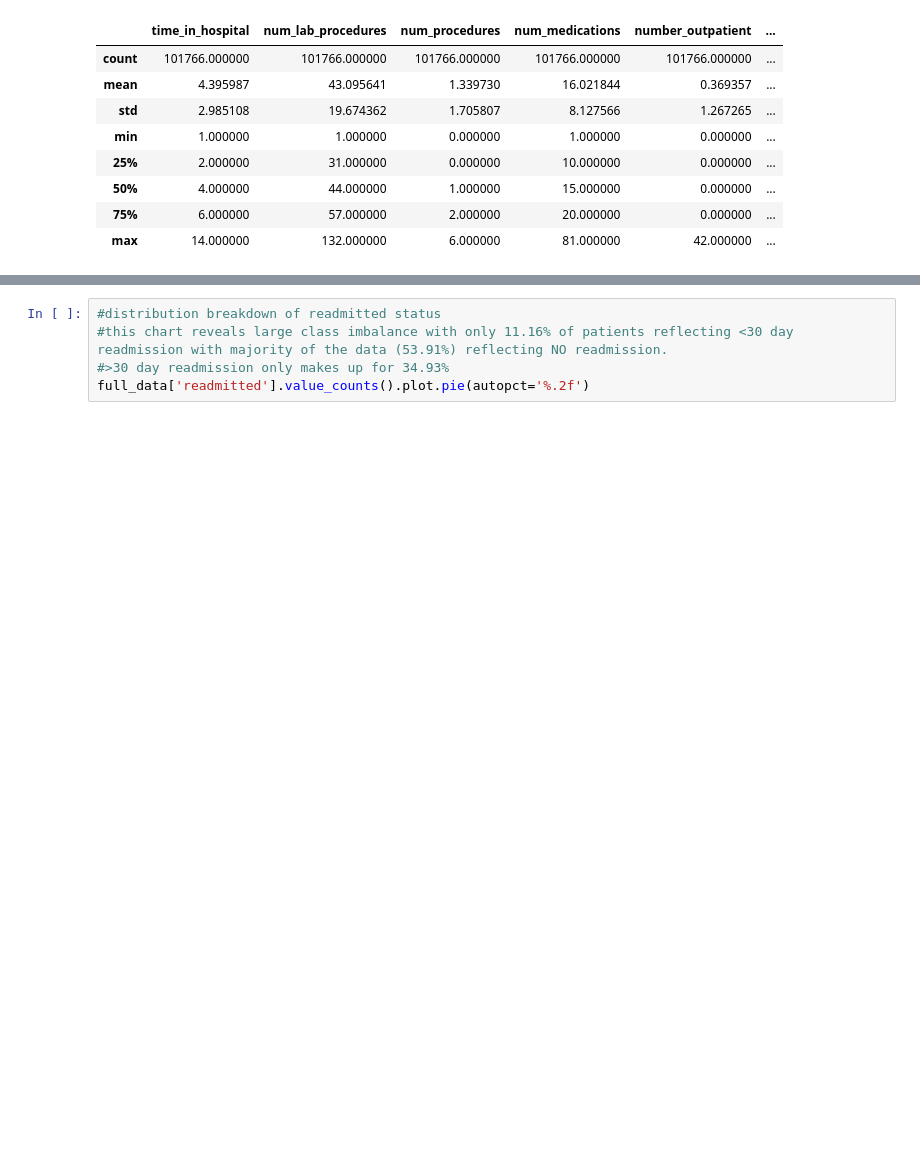
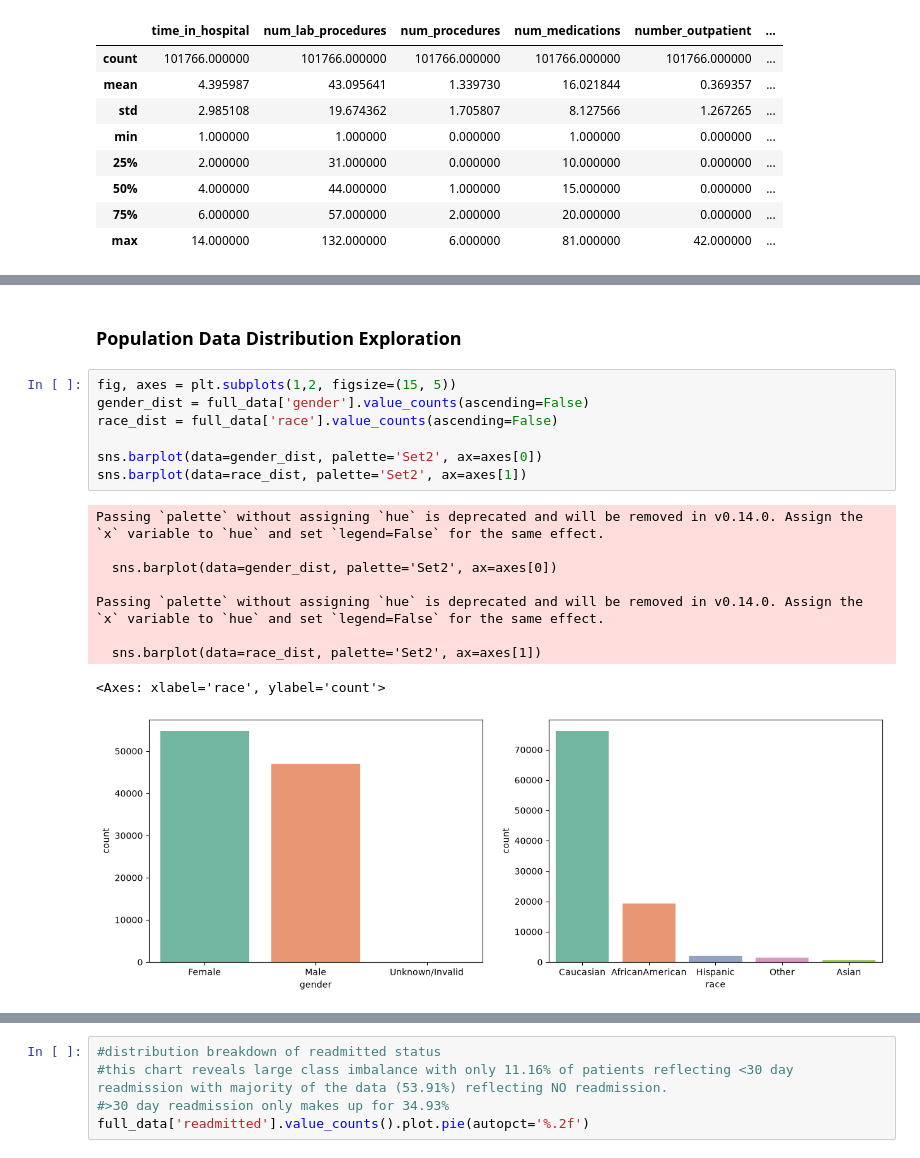
Before and after one commit to benly03/Hospital_readmission, a Jupyter notebook: Hospital_Readmission.ipynb, the cells around one changed output, grey strips where cells are left out. Saved outputs shown, nothing was run; the diff lists cells and outputs as text; blank space fills up the shorter version.

```diff
--- a/Hospital_Readmission.ipynb
+++ b/Hospital_Readmission.ipynb
@@ -142,0 +168,19 @@ full_data[['time_in_hospital', 'num_lab_procedures', 'num_procedures', 'num_medi
+# %% [markdown]
+### Population Data Distribution Exploration
+# %%
+fig, axes = plt.subplots(1,2, figsize=(15, 5))
+gender_dist = full_data['gender'].value_counts(ascending=False)
+race_dist = full_data['race'].value_counts(ascending=False)
+
+sns.barplot(data=gender_dist, palette='Set2', ax=axes[0])
+sns.barplot(data=race_dist, palette='Set2', ax=axes[1])
+# %% [output]
+Passing `palette` without assigning `hue` is deprecated and will be removed in v0.14.0. Assign the `x` variable to `hue` and set `legend=False` for the same effect.
+
+  sns.barplot(data=gender_dist, palette='Set2', ax=axes[0])
+
+Passing `palette` without assigning `hue` is deprecated and will be removed in v0.14.0. Assign the `x` variable to `hue` and set `legend=False` for the same effect.
+
+  sns.barplot(data=race_dist, palette='Set2', ax=axes[1])
+<Axes: xlabel='race', ylabel='count'>
+[figure, added]
```
Also changed, not shown: parts of 33 cells of this notebook.
